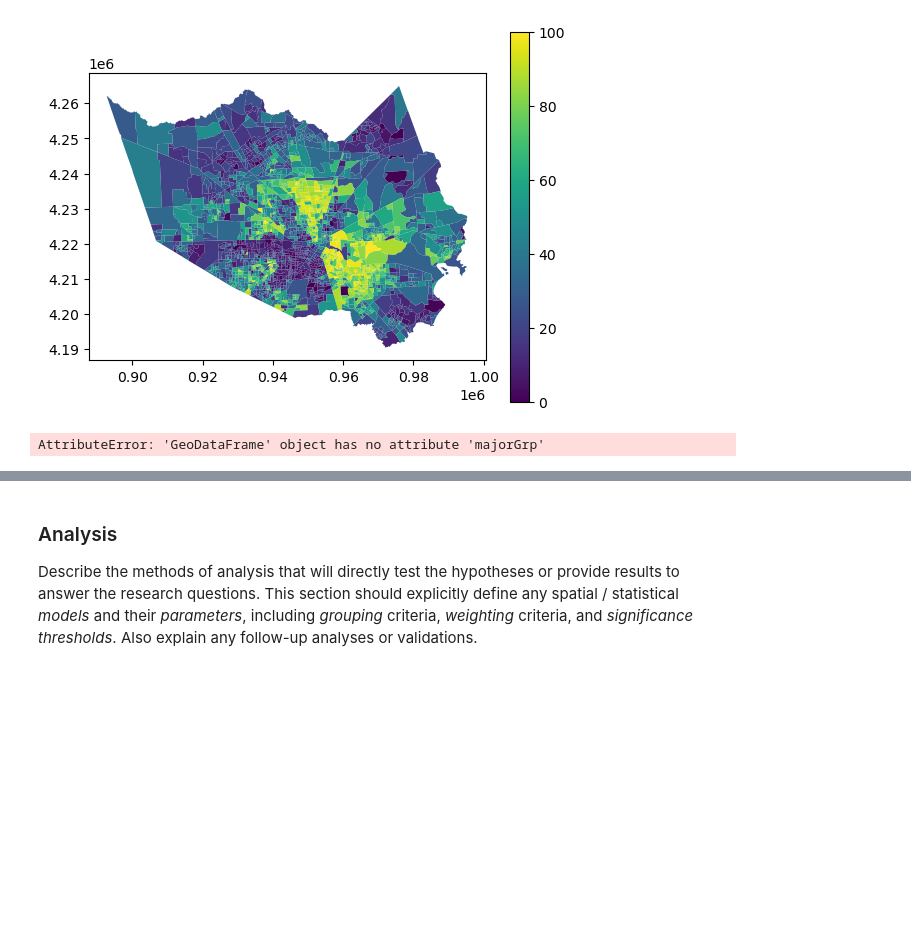
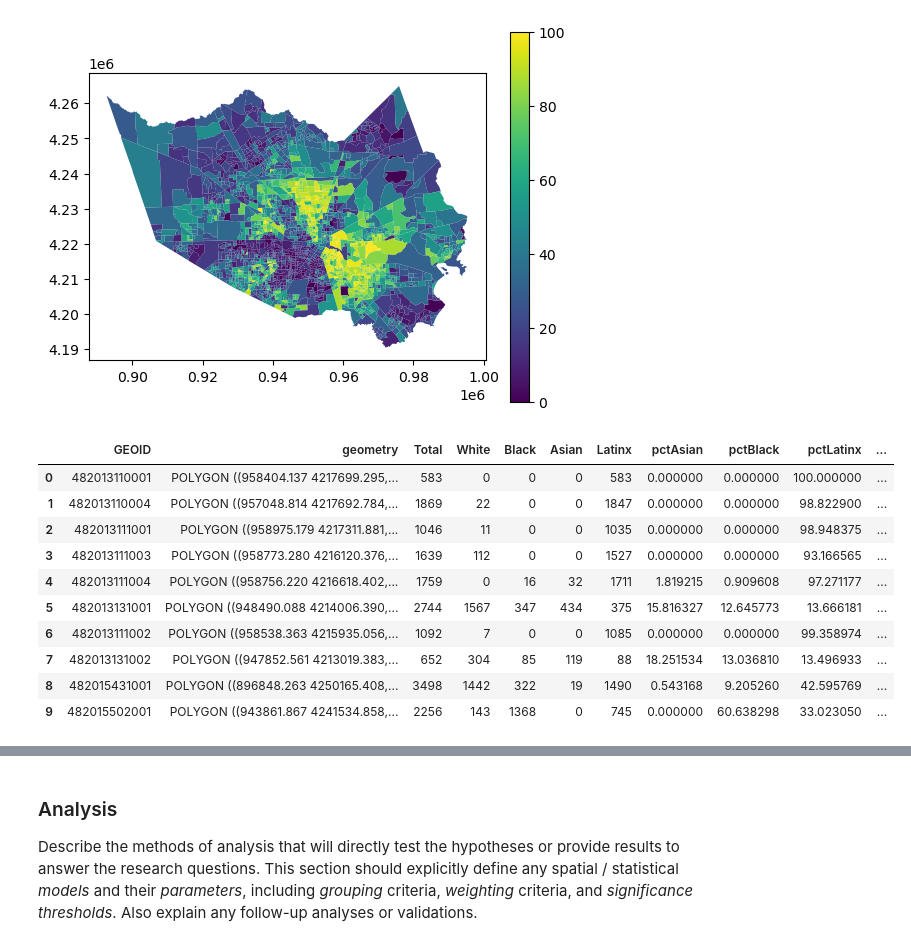
Before and after one commit to Colman-Bashore/Harvey-Flooding-Replication, a Jupyter notebook: procedure/code/01-Jupyter_notebook.ipynb, the cells around one changed output, grey strips where cells are left out. Cells and saved outputs as stored; diff of their text form; code cells hidden in the pictures; blank space fills up the shorter version.

```diff
--- a/procedure/code/01-Jupyter_notebook.ipynb
+++ b/procedure/code/01-Jupyter_notebook.ipynb
@@ -370,23 +370,33 @@ bgData.plot(column='pctLatinx', legend=True)
 # %% [output]
 <Axes: >
 [figure]
-# %%
-## Create majority group field
-
-
-for index,value in bgData.pctAsian.items():
-    if value >= 60:
-        bgData.majorGrp.value = 'Asian'
-for index,value in bgData.pctBlack.items():
-    if value >= 60:
-        bgData.majorGrp.value = 'Black'
-for index,value in bgData.pctLatinx.items():
-    if value >= 60:
-        bgData.majorGrp.value = 'Latinx'
-for index,value in bgData.pctWhite.items():
-    if value >= 60:
-        bgData.majorGrp.value = 'White'
-
-bgData.head()
-# %% [output]
-AttributeError: 'GeoDataFrame' object has no attribute 'majorGrp'
+# %%
+## Create majority group field
+
+def assign_major_group(row):
+    if row['pctAsian'] >= 60:
+        return 'Asian'
+    elif row['pctBlack'] >= 60:
+        return 'Black'
+    elif row['pctLatinx'] >= 60:
+        return 'Latinx'
+    elif row['pctWhite'] >= 60:
+        return 'White'
+    else:
+        return 'Mixed'
+
+bgData['majorGrp'] = bgData.apply(assign_major_group, axis=1)
+
+bgData.head(10)
+# %% [output]
+|  | GEOID | geometry | Total | White | Black | Asian | Latinx | pctAsian | pctBlack | pctLatinx | ... |
+| 0 | 482013110001 | POLYGON ((958404.137 4217699.295,... | 583 | 0 | 0 | 0 | 583 | 0.000000 | 0.000000 | 100.000000 | ... |
+| 1 | 482013110004 | POLYGON ((957048.814 4217692.784,... | 1869 | 22 | 0 | 0 | 1847 | 0.000000 | 0.000000 | 98.822900 | ... |
+| 2 | 482013111001 | POLYGON ((958975.179 4217311.881,... | 1046 | 11 | 0 | 0 | 1035 | 0.000000 | 0.000000 | 98.948375 | ... |
+| 3 | 482013111003 | POLYGON ((958773.280 4216120.376,... | 1639 | 112 | 0 | 0 | 1527 | 0.000000 | 0.000000 | 93.166565 | ... |
+| 4 | 482013111004 | POLYGON ((958756.220 4216618.402,... | 1759 | 0 | 16 | 32 | 1711 | 1.819215 | 0.909608 | 97.271177 | ... |
+| 5 | 482013131001 | POLYGON ((948490.088 4214006.390,... | 2744 | 1567 | 347 | 434 | 375 | 15.816327 | 12.645773 | 13.666181 | ... |
+| 6 | 482013111002 | POLYGON ((958538.363 4215935.056,... | 1092 | 7 | 0 | 0 | 1085 | 0.000000 | 0.000000 | 99.358974 | ... |
+| 7 | 482013131002 | POLYGON ((947852.561 4213019.383,... | 652 | 304 | 85 | 119 | 88 | 18.251534 | 13.036810 | 13.496933 | ... |
+| 8 | 482015431001 | POLYGON ((896848.263 4250165.408,... | 3498 | 1442 | 322 | 19 | 1490 | 0.543168 | 9.205260 | 42.595769 | ... |
+| 9 | 482015502001 | POLYGON ((943861.867 4241534.858,... | 2256 | 143 | 1368 | 0 | 745 | 0.000000 | 60.638298 | 33.023050 | ... |
```
Also changed, not shown: parts of 1 cell of this notebook.
